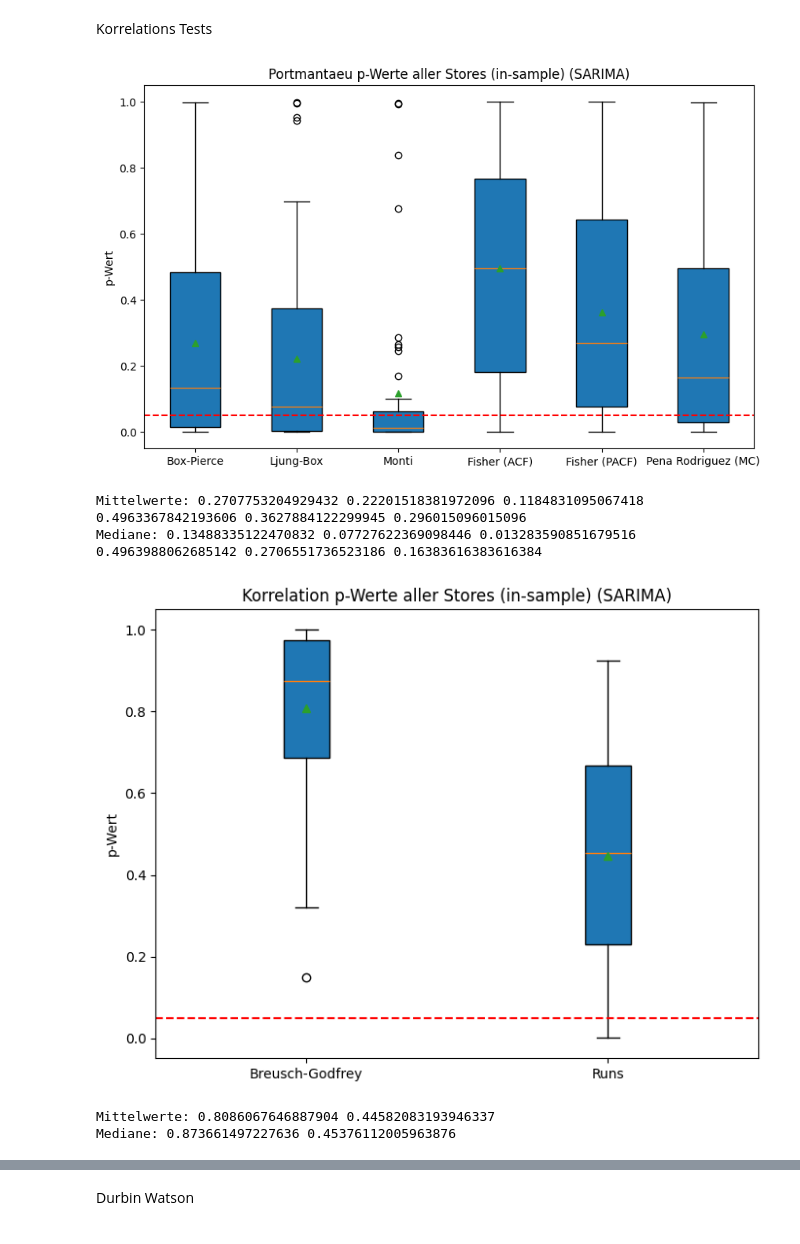
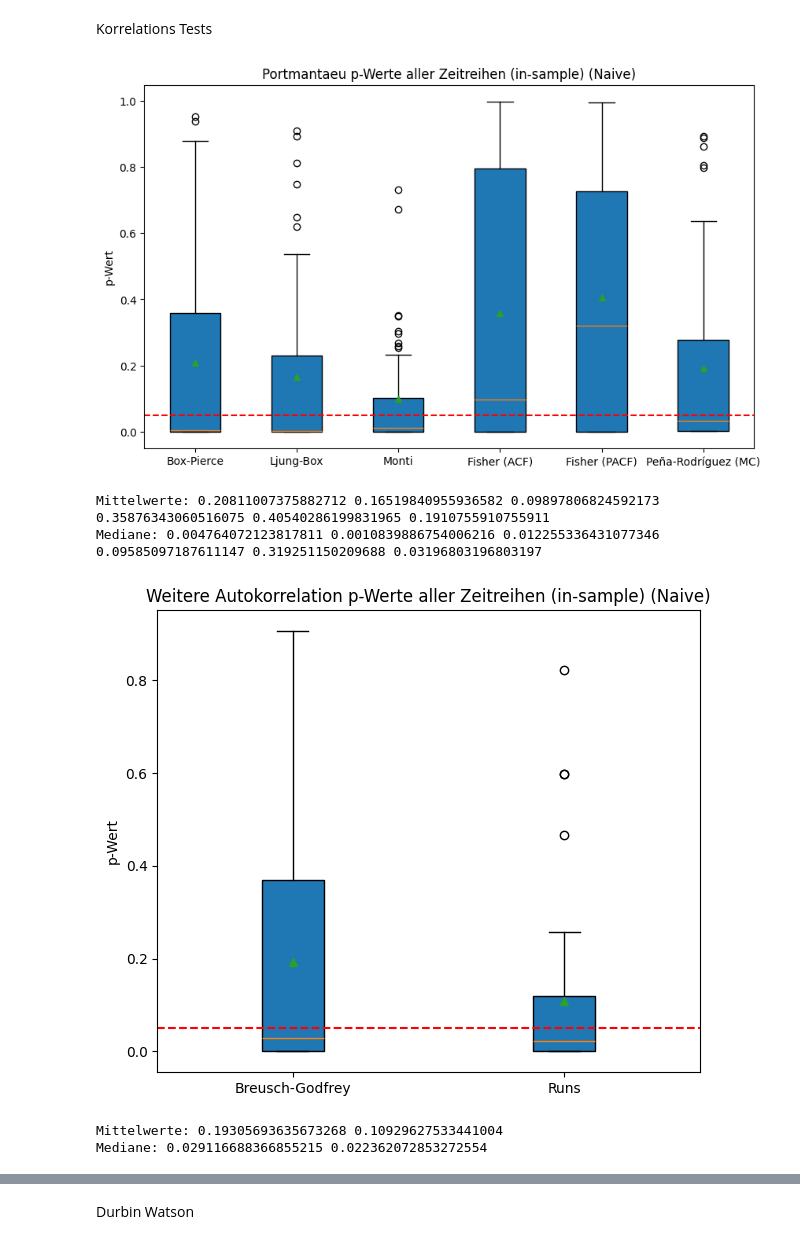
Before and after one commit to netalivo/Bachelor, a Jupyter notebook: main_all_stores.ipynb, the cells around one changed output, grey strips where cells are left out. Drawn from its saved outputs; the diff is of its cells as text; code cells hidden in the pictures.

```diff
--- a/main_all_stores.ipynb
+++ b/main_all_stores.ipynb
@@ -32,8 +32,8 @@ for store in range(1, 46):
 # %% [markdown]
 Modell wählen
 # %%
-model_type = 'SARIMA'
-#model_type = 'Naive'
+#model_type = 'SARIMA'
+model_type = 'Naive'
 # %% [markdown]
 Alle Residuen und Fitted Values berechnen
 # %%
@@ -83,21 +85,22 @@ resid_bias = []
 for store in sorted(residuals_dict.keys(), key=int):
     resid = residuals_dict[store]
     mean = resid.mean()
-    sigma = resid.std(ddof=0)        # Populations-Std (ddof=0)
-    if sigma == 0:
+    std = resid.std(ddof=0)        # Populations-Std (ddof=0)
+    if std == 0:
         resid_bias.append(np.nan)
     else:
-        resid_bias.append(mean / sigma) # standardisierter Bias
+        resid_bias.append(mean / std) # standardisierter Bias
 
 # Erstelle den Boxplot der Mittelwerte
 plt.figure(figsize=(8, 6))
 plt.boxplot(resid_bias, patch_artist=True, showmeans=True)
-plt.title('Standardisierte Residuen-Mittelwerte aller Stores ({})'.format(model_type))
+plt.title('Standardisierte Residuen-Mittelwerte aller Filialen ({})'.format(model_type))
 plt.ylabel(r'$\overline{e_i}\; / \;\sigma_i$')
 plt.xticks([1], ["Alle Stores"])
 plt.axhline(0, ls='--', lw=0.8)
 plt.show()
 
+print(resid_bias)
 print("Mittelwert: ", np.mean(resid_bias))
 print("Median: ", np.median(resid_bias))
 # %% [output]
@@ -207,45 +211,45 @@ pvalues_other = np.column_stack([bg_pvalues, rt_pvalues])
 # Boxplot Portmanteau
 plt.figure(figsize=(10, 6))
 plt.boxplot(pvalues_portmantaeu, patch_artist=True, showmeans=True)
-plt.title('Portmantaeu p-Werte aller Stores (in-sample) ({})'.format(model_type))
+plt.title('Portmantaeu p-Werte aller Zeitreihen (in-sample) ({})'.format(model_type))
 plt.ylabel("p-Wert")
-plt.xticks([1, 2, 3, 4, 5, 6], ["Box-Pierce", "Ljung-Box",  "Monti", "Fisher (ACF)", "Fisher (PACF)", "Pena Rodriguez (MC)"])
+plt.xticks([1, 2, 3, 4, 5, 6], ["Box-Pierce", "Ljung-Box",  "Monti", "Fisher (ACF)", "Fisher (PACF)", "Peña-Rodríguez (MC)"])
 plt.axhline(0.05, color='red', linestyle='--', label='Signifikanzniveau 0.05')
 plt.show()
 
 # Mittelwerte und Median der p-Werte
 print("Mittelwerte:", np.mean(bp_pvalues), np.mean(lb_pvalues),  np.mean(m_pvalues), np.mean(f_pvalues), np.mean(f2_pvalues), np.mean(pr2_pvalues))
 print("Mediane:", np.median(bp_pvalues), np.median(lb_pvalues),  np.median(m_pvalues), np.median(f_pvalues), np.median(f2_pvalues), np.median(pr2_pvalues))
 
 # Boxplot Breusch-Godfrey und Runs-Test
-plt.figure(figsize=(8, 6))
-plt.boxplot(pvalues_other, patch_artist=True, showmeans=True)
-plt.title('Korrelation p-Werte aller Stores (in-sample) ({})'.format(model_type))
+plt.figure(figsize=(7, 6))
+plt.boxplot(pvalues_other, patch_artist=True, showmeans=True, widths=[0.23, 0.23])
+plt.title('Weitere Autokorrelation p-Werte aller Zeitreihen (in-sample) ({})'.format(model_type))
 plt.ylabel("p-Wert")
 plt.xticks([1, 2], ["Breusch-Godfrey", "Runs"])
 plt.axhline(0.05, color='red', linestyle='--', label='Signifikanzniveau 0.05')
 plt.show()
 
 # Mittelwerte und Median der p-Werte
 print("Mittelwerte:", np.mean(bg_pvalues), np.mean(rt_pvalues))
 print("Mediane:", np.median(bg_pvalues), np.median(rt_pvalues))
 
 
 # Heatmap
 store_names = [f"Store {i+1}" for i in range(pvalues.shape[0])]
-columns = ["Box-Pierce", "Ljung-Box",  "Monti", "Fisher (ACF)", "Fisher (PACF)", "Pena Rodriguez (MC)", "Breusch-Godfrey", "Runs-Test"]
+columns = ["Box-Pierce", "Ljung-Box",  "Monti", "Fisher (ACF)", "Fisher (PACF)", "Peña-Rodríguez (MC)", "Breusch-Godfrey", "Runs"]
 df_pvalues = pd.DataFrame(pvalues, index=store_names, columns=columns)
 plt.figure(figsize=(10, len(store_names) * 0.5))  # Dynamische Höhe
 sns.heatmap(df_pvalues, annot=True, fmt=".3f", annot_kws={"size": 14}, cmap="coolwarm", cbar_kws={'label': 'p-Wert'}, vmin=0, vmax=1)
-plt.title('Autokorrelations-p-Werte pro Store und Test (in-sample) ({})'.format(model_type))
+plt.title('Autokorrelation p-Werte pro Zeitreihe und Test (in-sample) ({})'.format(model_type))
 plt.xlabel("Test")
 plt.ylabel("Store")
 plt.tight_layout()
 plt.show()
 # %% [output]
-[figure, old version]
+[figure, new version]
-Mittelwerte: 0.2707753204929432 0.22201518381972096 0.1184831095067418 0.4963367842193606 0.3627884122299945 0.296015096015096
-Mediane: 0.13488335122470832 0.07727622369098446 0.013283590851679516 0.4963988062685142 0.2706551736523186 0.16383616383616384
+Mittelwerte: 0.20811007375882712 0.16519840955936582 0.09897806824592173 0.35876343060516075 0.40540286199831965 0.1910755910755911
+Mediane: 0.004764072123817811 0.0010839886754006216 0.012255336431077346 0.09585097187611147 0.319251150209688 0.03196803196803197
-[figure, old version]
+[figure, new version]
-Mittelwerte: 0.8086067646887904 0.44582083193946337
-Mediane: 0.873661497227636 0.45376112005963876
+Mittelwerte: 0.19305693635673268 0.10929627533441004
+Mediane: 0.029116688366855215 0.022362072853272554
```
Also changed, not shown: parts of 19 cells of this notebook, 9 other files.
